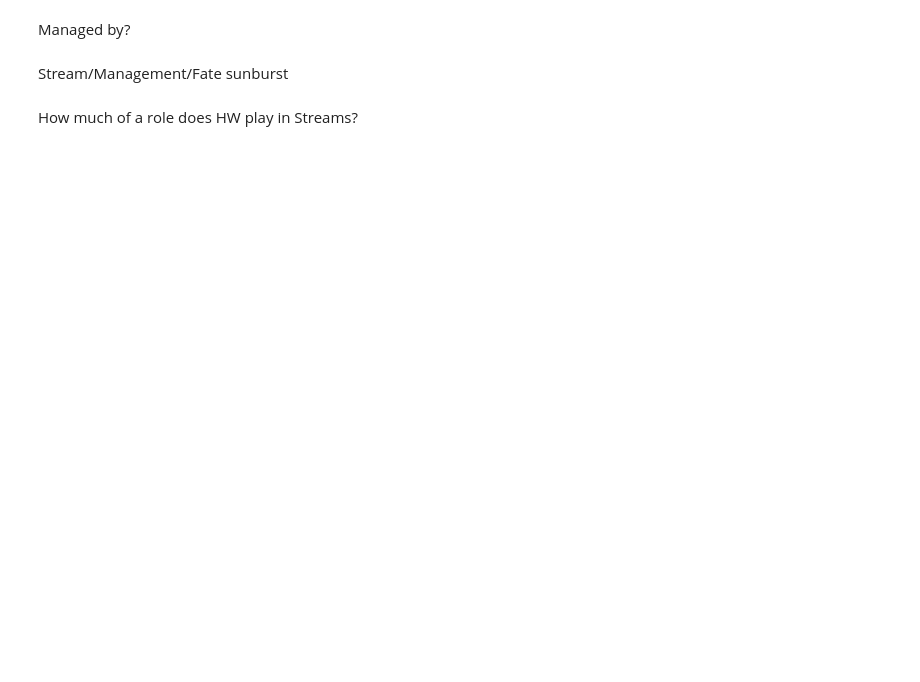
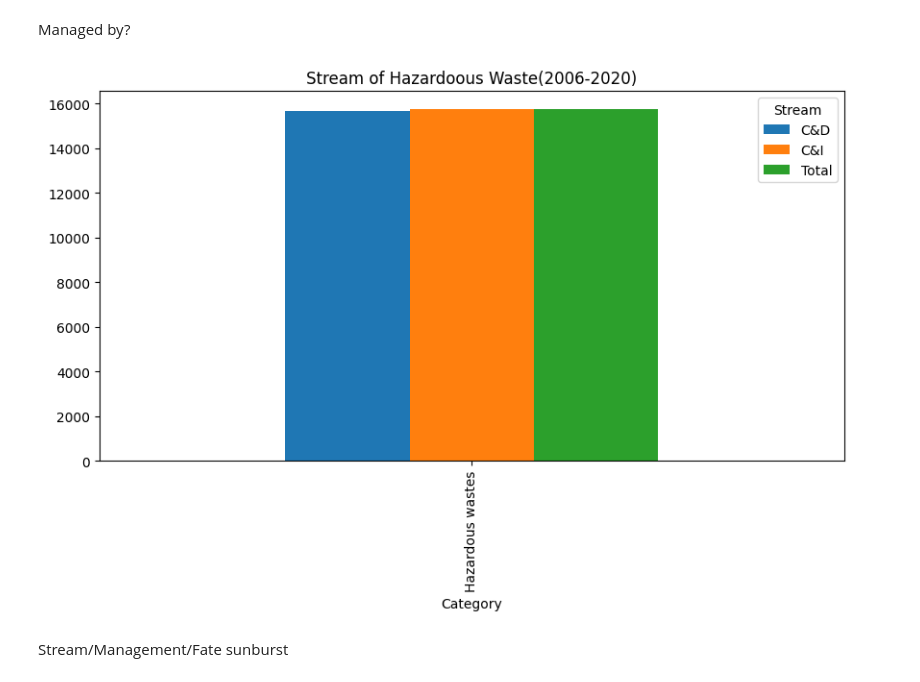
Before and after one commit to ItsGraceChen/waste_dataproject, a Jupyter notebook: data_introduction/Round 3.ipynb, the cells around one changed output. Cells and saved outputs as stored; diff of their text form; code cells hidden in the pictures; blank space fills up the shorter version.

```diff
--- a/data_introduction/Round 3.ipynb
+++ b/data_introduction/Round 3.ipynb
@@ -461,6 +497,10 @@ Types of waste from HW
 # %% [markdown]
 Managed by?
+# %%
+hazardous_wastes_df.groupby(['Category', 'Stream']).size().unstack().plot(kind='bar', stacked=False)
+plt.title('Stream of Hazardoous Waste(2006-2020)')
+plt.show()
+# %% [output]
+[figure, added]
 # %% [markdown]
 Stream/Management/Fate sunburst
-# %% [markdown]
-How much of a role does HW play in Streams?
```
Also changed, not shown: parts of 13 cells of this notebook.
